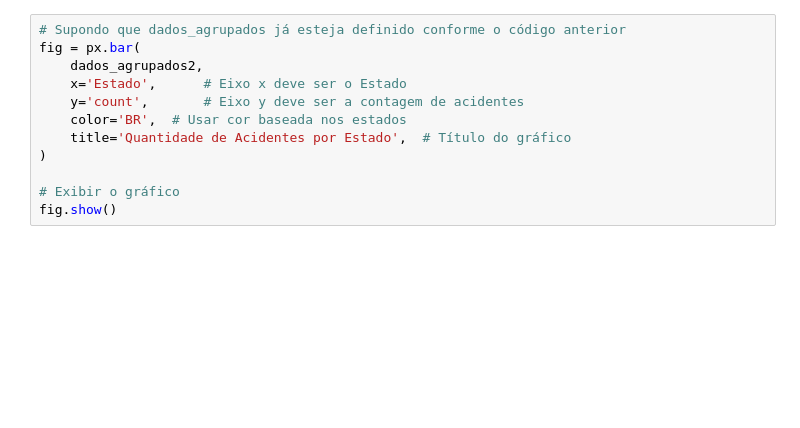
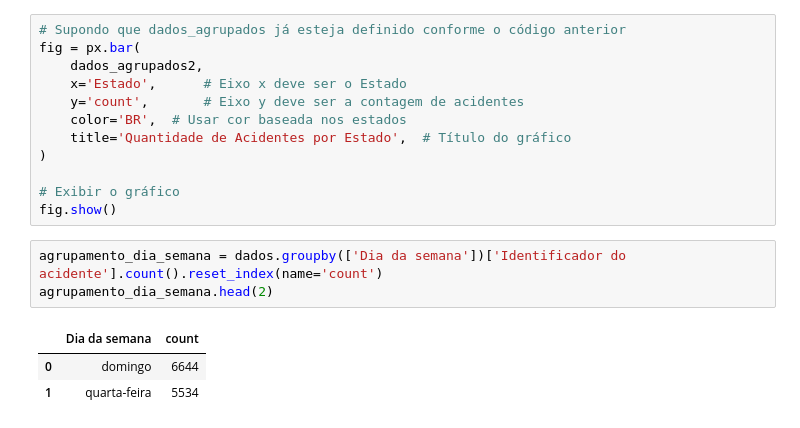
Before and after one commit to anecaroline/Projeto-Integrador-IV, a Jupyter notebook: plotly.ipynb, the cells around one changed output. Cells and saved outputs as stored; diff of their text form; blank space fills up the shorter version.

```diff
--- a/plotly.ipynb
+++ b/plotly.ipynb
@@ -133,3 +117,10 @@ fig = px.bar(
 
 # Exibir o gráfico
 fig.show()
+# %%
+agrupamento_dia_semana = dados.groupby(['Dia da semana'])['Identificador do acidente'].count().reset_index(name='count')
+agrupamento_dia_semana.head(2)
+# %% [output]
+|  | Dia da semana | count |
+| 0 | domingo | 6644 |
+| 1 | quarta-feira | 5534 |
```
Also changed, not shown: parts of 6 cells of this notebook, 2 other files.
